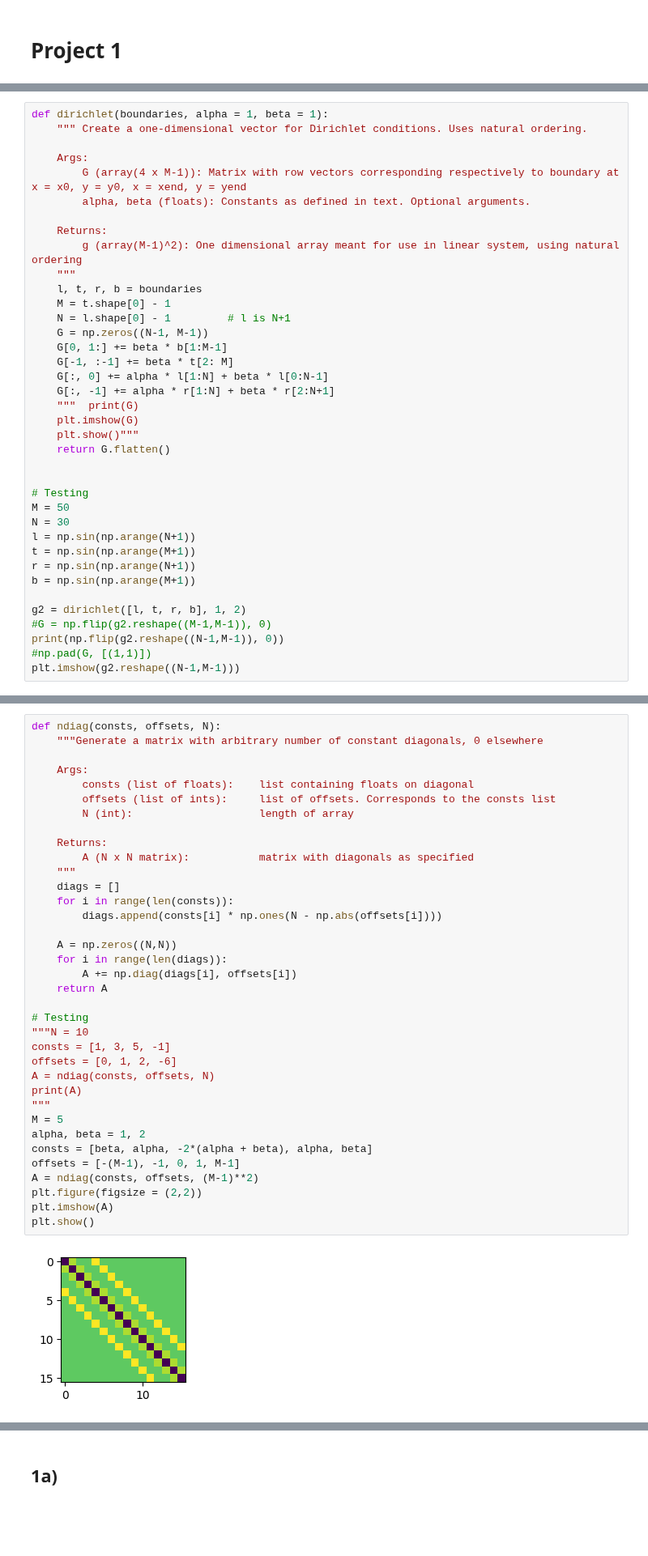
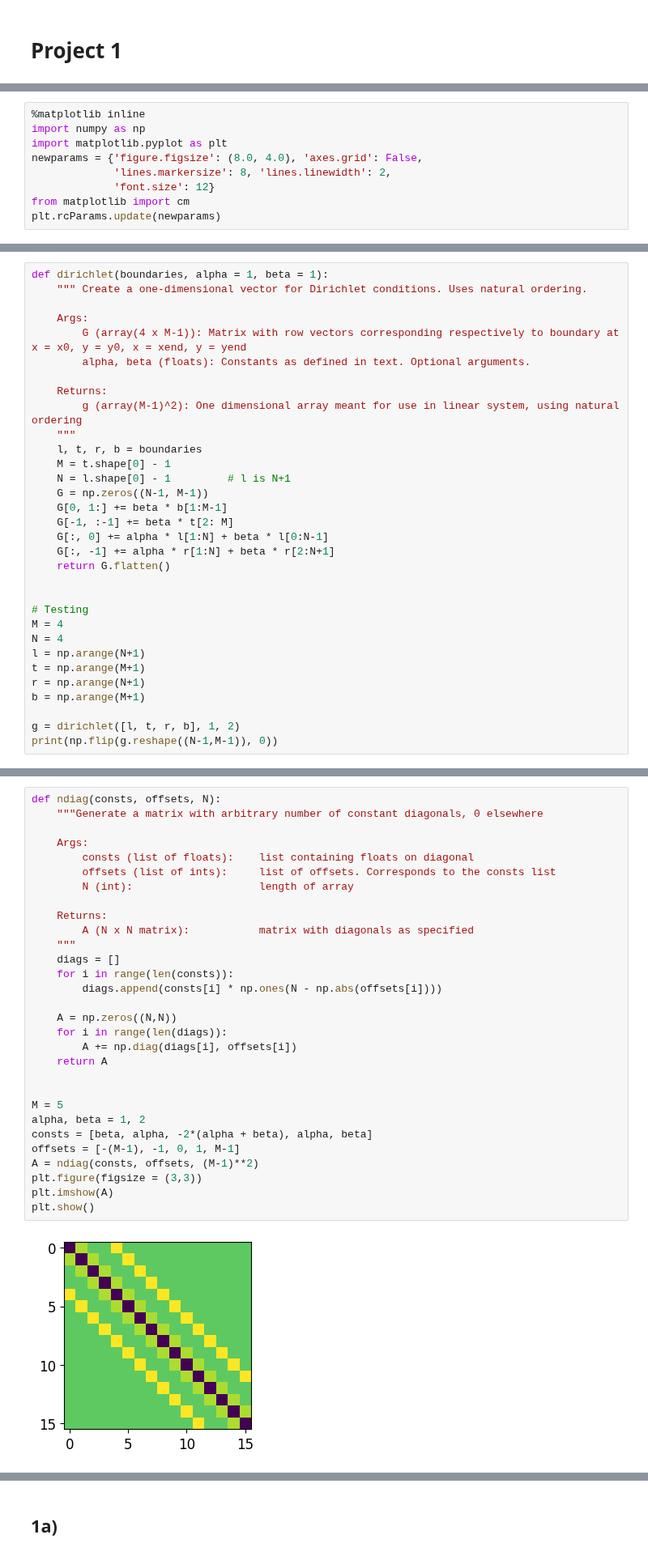
Before and after one commit to aledha/TMA4212-NumDiffDiff, a Jupyter notebook: Project 1/Proj1_code.ipynb, the cells around one changed output, grey strips where cells are left out. Shown at 81% size. Drawn from its saved outputs; the diff is of its cells as text; blank space fills up the shorter version.

```diff
--- a/Project 1/Proj1_code.ipynb
+++ b/Project 1/Proj1_code.ipynb
@@ -29,0 +3,9 @@ print(gridify(testfun, 5, True))
+# %%
+%matplotlib inline
+import numpy as np
+import matplotlib.pyplot as plt
+newparams = {'figure.figsize': (8.0, 4.0), 'axes.grid': False,
+             'lines.markersize': 8, 'lines.linewidth': 2,
+             'font.size': 12}
+from matplotlib import cm
+plt.rcParams.update(newparams)
@@ -46,23 +39,17 @@ def dirichlet(boundaries, alpha = 1, beta = 1):
     G[-1, :-1] += beta * t[2: M]
     G[:, 0] += alpha * l[1:N] + beta * l[0:N-1]
     G[:, -1] += alpha * r[1:N] + beta * r[2:N+1]
-    """  print(G)
-    plt.imshow(G)
-    plt.show()"""
     return G.flatten()
 
 
 # Testing
-M = 50
-N = 30
-l = np.sin(np.arange(N+1))
-t = np.sin(np.arange(M+1))
-r = np.sin(np.arange(N+1))
-b = np.sin(np.arange(M+1))
+M = 4
+N = 4
+l = np.arange(N+1)
+t = np.arange(M+1)
+r = np.arange(N+1)
+b = np.arange(M+1)
 
-g2 = dirichlet([l, t, r, b], 1, 2)
-#G = np.flip(g2.reshape((M-1,M-1)), 0)
-print(np.flip(g2.reshape((N-1,M-1)), 0))
-#np.pad(G, [(1,1)])
-plt.imshow(g2.reshape((N-1,M-1)))
+g = dirichlet([l, t, r, b], 1, 2)
+print(np.flip(g.reshape((N-1,M-1)), 0))
 # %% [output]
@@ -84,41 +59,35 @@ plt.imshow(g2.reshape((N-1,M-1)))
 # %%
 def ndiag(consts, offsets, N):
     """Generate a matrix with arbitrary number of constant diagonals, 0 elsewhere
 
     Args:
         consts (list of floats):    list containing floats on diagonal
         offsets (list of ints):     list of offsets. Corresponds to the consts list
         N (int):                    length of array
 
     Returns:
         A (N x N matrix):           matrix with diagonals as specified
     """
     diags = []
     for i in range(len(consts)):
         diags.append(consts[i] * np.ones(N - np.abs(offsets[i])))
 
     A = np.zeros((N,N))
     for i in range(len(diags)):
         A += np.diag(diags[i], offsets[i])
     return A
 
-# Testing
-"""N = 10
-consts = [1, 3, 5, -1]
-offsets = [0, 1, 2, -6]
-A = ndiag(consts, offsets, N)
-print(A)
-"""
+
 M = 5
 alpha, beta = 1, 2
 consts = [beta, alpha, -2*(alpha + beta), alpha, beta]
 offsets = [-(M-1), -1, 0, 1, M-1]
 A = ndiag(consts, offsets, (M-1)**2)
-plt.figure(figsize = (2,2))
+plt.figure(figsize = (3,3))
 plt.imshow(A)
 plt.show()
 # %% [output]
-[figure, old version]
+[figure, new version]
 # %%
 def triblock(C, B, D, M):
     A = np.kron(np.eye(M-1), C)
```
Also changed, not shown: parts of 16 cells of this notebook.
